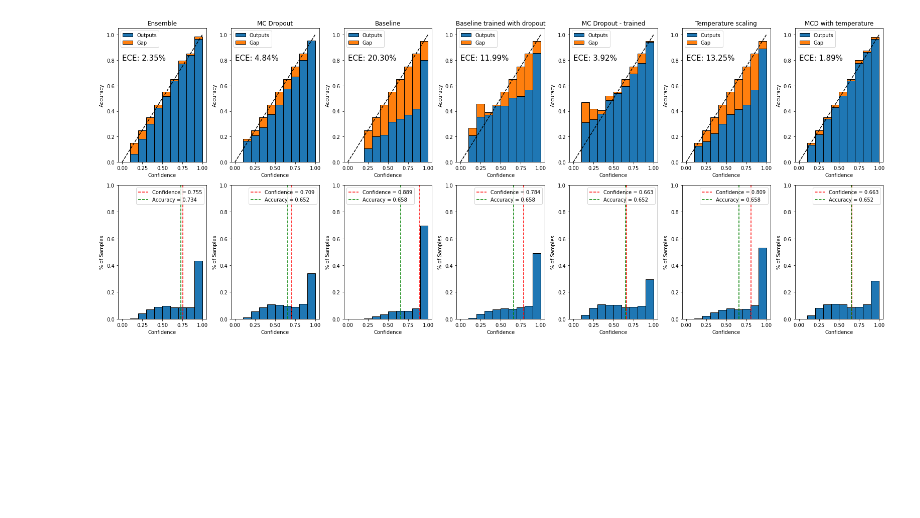
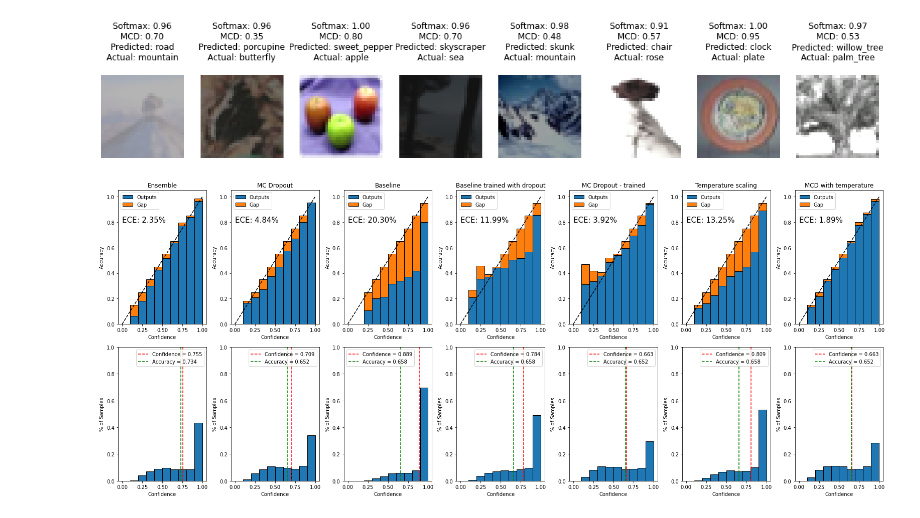
Before and after one commit to vlasakjiri/uncertainty-estimations, a Jupyter notebook: classification-cifar.ipynb, the cells around one changed output. Saved outputs shown, nothing was run; the diff lists cells and outputs as text; code cells hidden in the pictures; blank space fills up the shorter version.

```diff
--- a/classification-cifar.ipynb
+++ b/classification-cifar.ipynb
@@ -166,3 +181,7 @@ progress_scaled_model = utils.model.run_validation(
     scaled_model, data_loaders["test"], utils.metrics.Progress(), device, mc_dropout_iters=20)
 progress_scaled_model_dropout = utils.model.run_validation(
     scaled_model_dropout, data_loaders["test"], utils.metrics.Progress(), device, mc_dropout_iters=20)
+# %%
+import pickle
+with open("cifar100/cifar-100-python/meta", "rb") as f:
+    meta = pickle.load(f)
@@ -169,3 +190,25 @@ progress_scaled_model_dropout = utils.model.run_validation(
+# %%
+incorrect = np.argwhere((progress_model.predictions != progress_model.labels) & (progress_model.max_probs > .9)).ravel()
+# idx = np.argsort(progress_model.max_probs)[::-1][incorrect]
+idx=incorrect
+num = 8
+fig, axs = plt.subplots(1, num, figsize=(20,10))
+dropout_max_probs_untrained = progress_model.dropout_outputs.max(axis=-1)
+
+for i in range(num):
+    axs[i].imshow(data_test_unnormalized[idx[i]][0].permute(1,2,0), cmap="Greys")
+    axs[i].set_title(
+        f"Softmax: {progress_model.max_probs[idx[i]]:.2f}\n"
+        f"MCD: {dropout_max_probs_untrained[idx[i]]:.2f}\n"
+        f"Predicted: {class_names[int(progress_model.predictions[idx[i]])]}\n"
+        f"Actual: {class_names[int(progress_model.labels[idx[i]])]}\n"
+    )
+    axs[i].axis("off")
+
+
+# progress_model.max_probs[ids]
+# %% [output]
+[figure, added]
 # %%
 dropout_max_probs = progress_model.dropout_outputs.max(axis=-1)
 trained_dropout_max_probs = progress_model_dropout.dropout_outputs.max(axis=-1)
```
Also changed, not shown: parts of 6 cells of this notebook, 6 other files.
